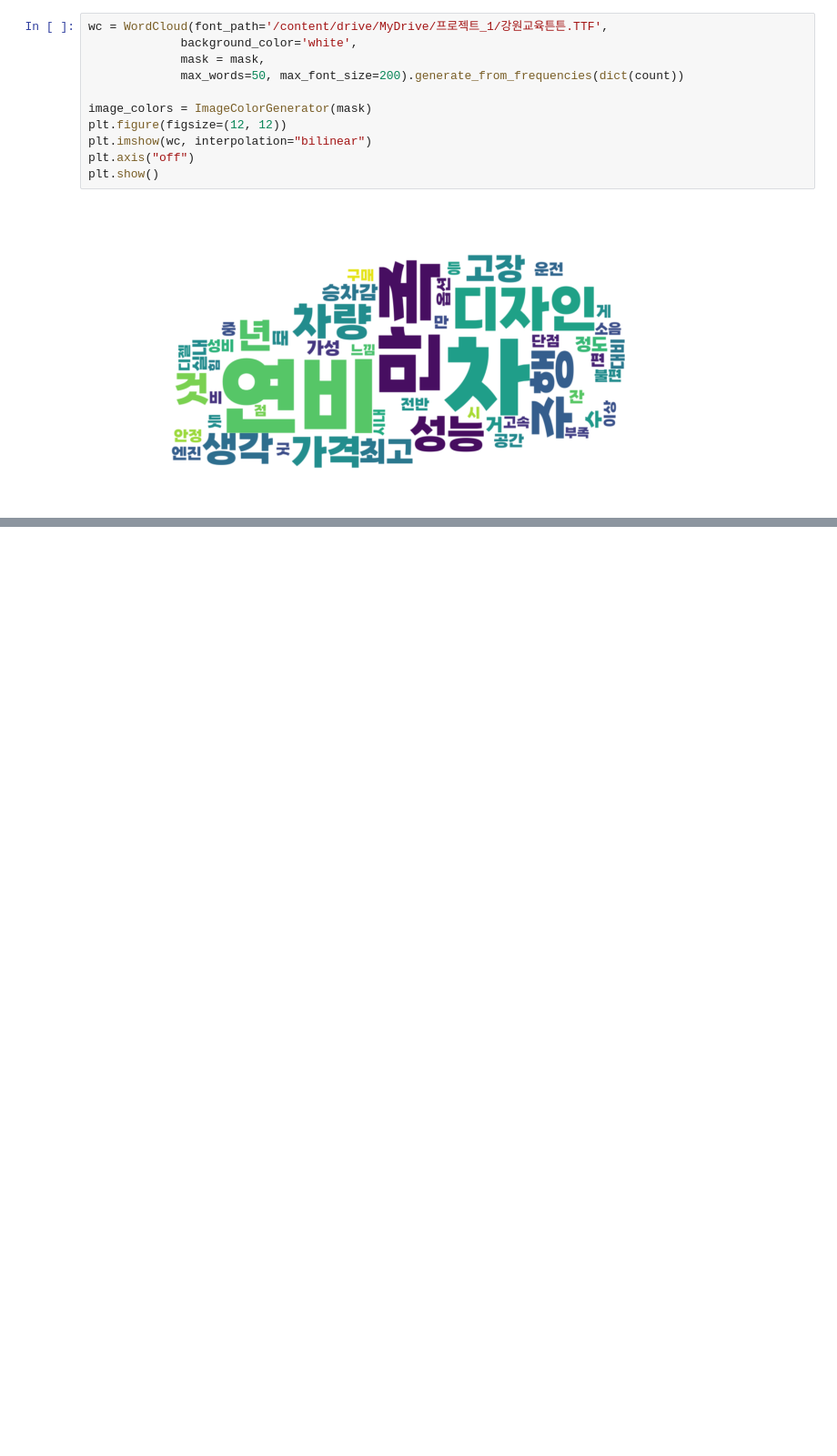
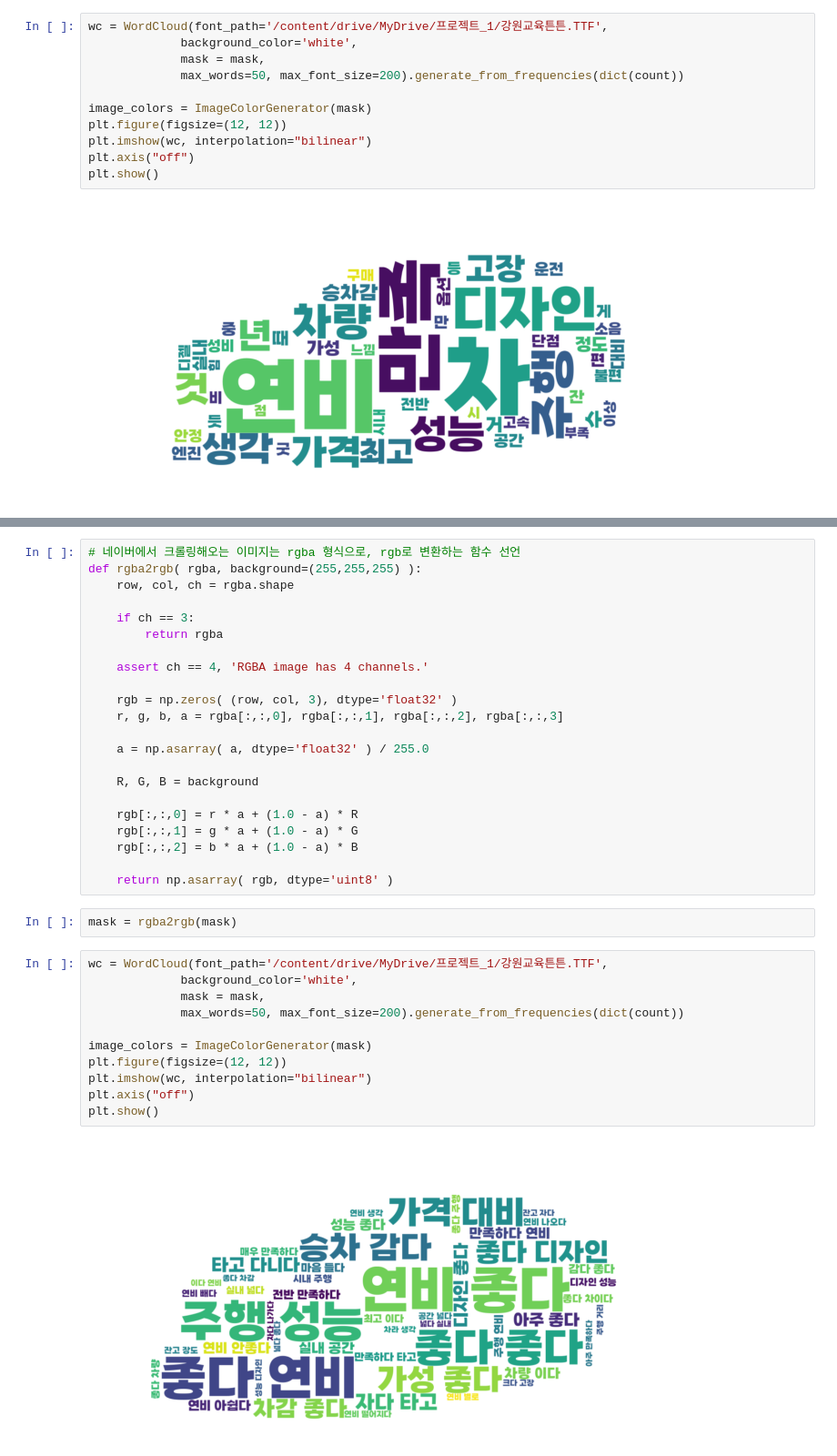
Before and after one commit to dbtjr1103/Basic_practice, a Jupyter notebook: 프로젝트_1_3.ipynb, the cells around one changed output, grey strips where cells are left out. Shown at 91% size. Saved outputs shown, nothing was run; the diff lists cells and outputs as text; blank space fills up the shorter version.

```diff
--- a/프로젝트_1_3.ipynb
+++ b/프로젝트_1_3.ipynb
@@ -523,0 +1396,37 @@ plt.show()
+# %%
+# 네이버에서 크롤링해오는 이미지는 rgba 형식으로, rgb로 변환하는 함수 선언
+def rgba2rgb( rgba, background=(255,255,255) ):
+    row, col, ch = rgba.shape
+
+    if ch == 3:
+        return rgba
+
+    assert ch == 4, 'RGBA image has 4 channels.'
+
+    rgb = np.zeros( (row, col, 3), dtype='float32' )
+    r, g, b, a = rgba[:,:,0], rgba[:,:,1], rgba[:,:,2], rgba[:,:,3]
+
+    a = np.asarray( a, dtype='float32' ) / 255.0
+
+    R, G, B = background
+
+    rgb[:,:,0] = r * a + (1.0 - a) * R
+    rgb[:,:,1] = g * a + (1.0 - a) * G
+    rgb[:,:,2] = b * a + (1.0 - a) * B
+
+    return np.asarray( rgb, dtype='uint8' )
+# %%
+mask = rgba2rgb(mask)
+# %%
+wc = WordCloud(font_path='/content/drive/MyDrive/프로젝트_1/강원교육튼튼.TTF',
+             background_color='white',
+             mask = mask,
+             max_words=50, max_font_size=200).generate_from_frequencies(dict(count))
+
+image_colors = ImageColorGenerator(mask)
+plt.figure(figsize=(12, 12))
+plt.imshow(wc, interpolation="bilinear")
+plt.axis("off")
+plt.show()
+# %% [output]
+[figure, added]
```
Also changed, not shown: parts of 101 cells of this notebook.
